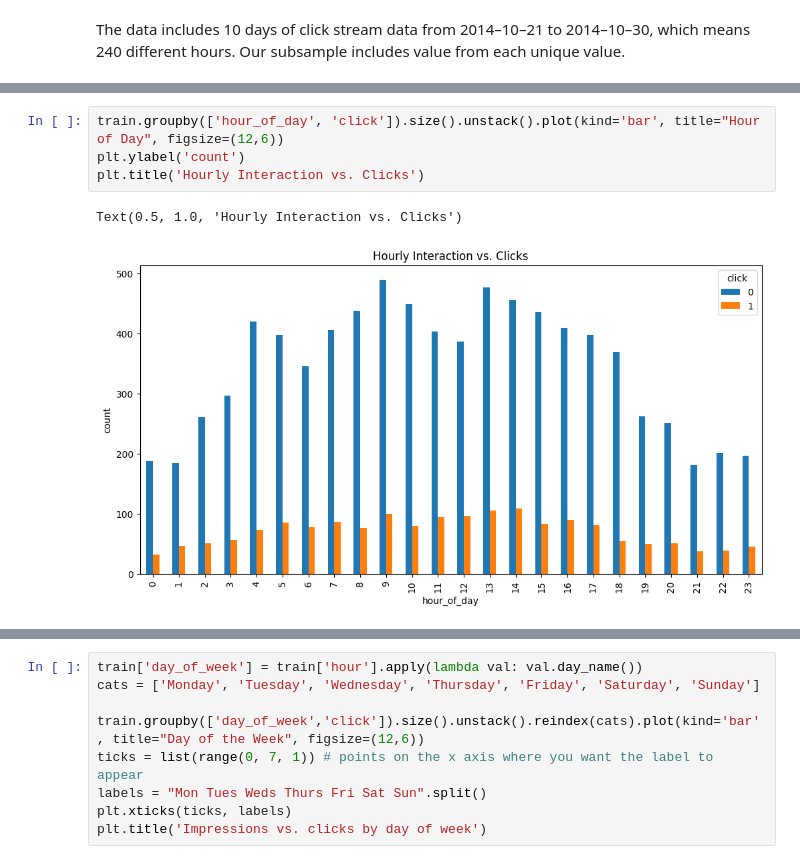
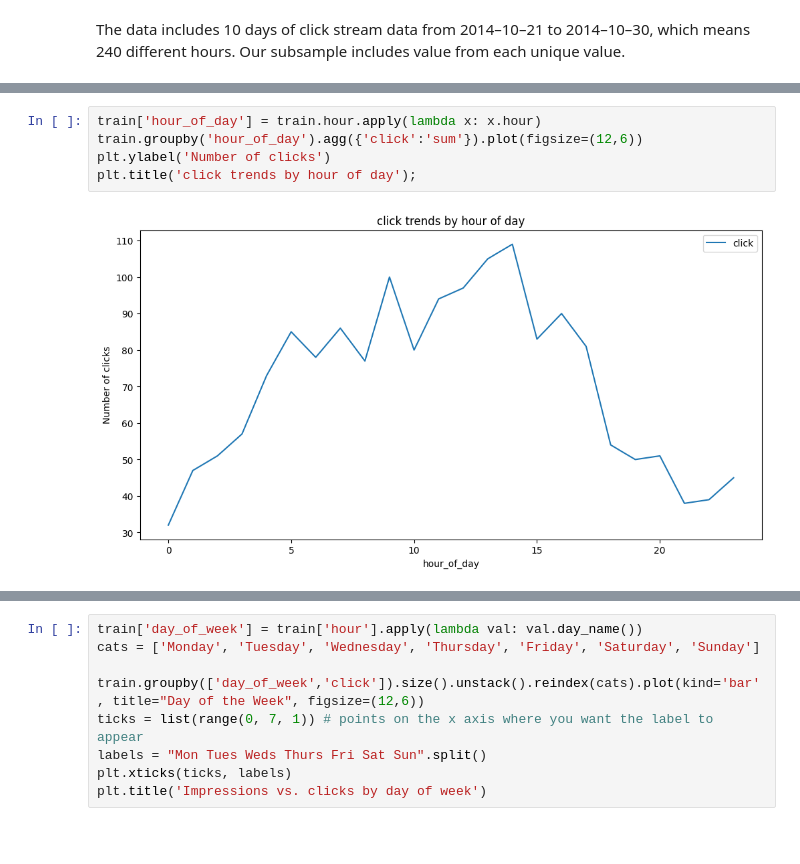
Before and after one commit to ftmoztl/CTR-prediction-with-catboost, a Jupyter notebook: CTR-analysis-prediction.ipynb, the cells around one changed output, grey strips where cells are left out. Cells and saved outputs as stored; diff of their text form; blank space fills up the shorter version.

```diff
--- a/CTR-analysis-prediction.ipynb
+++ b/CTR-analysis-prediction.ipynb
@@ -139,11 +141,11 @@ plt.title('Number of clicks by hour')
 [figure]
-# %%
-train.groupby(['hour_of_day', 'click']).size().unstack().plot(kind='bar', title="Hour of Day", figsize=(12,6))
-plt.ylabel('count')
-plt.title('Hourly Interaction vs. Clicks')
-# %% [output]
-Text(0.5, 1.0, 'Hourly Interaction vs. Clicks')
-[figure, removed]
+# %%
+train['hour_of_day'] = train.hour.apply(lambda x: x.hour)
+train.groupby('hour_of_day').agg({'click':'sum'}).plot(figsize=(12,6))
+plt.ylabel('Number of clicks')
+plt.title('click trends by hour of day');
+# %% [output]
+[figure, added]
 # %%
 import seaborn as sns
 import matplotlib.pyplot as plt
```
Also changed, not shown: parts of 24 cells of this notebook.
